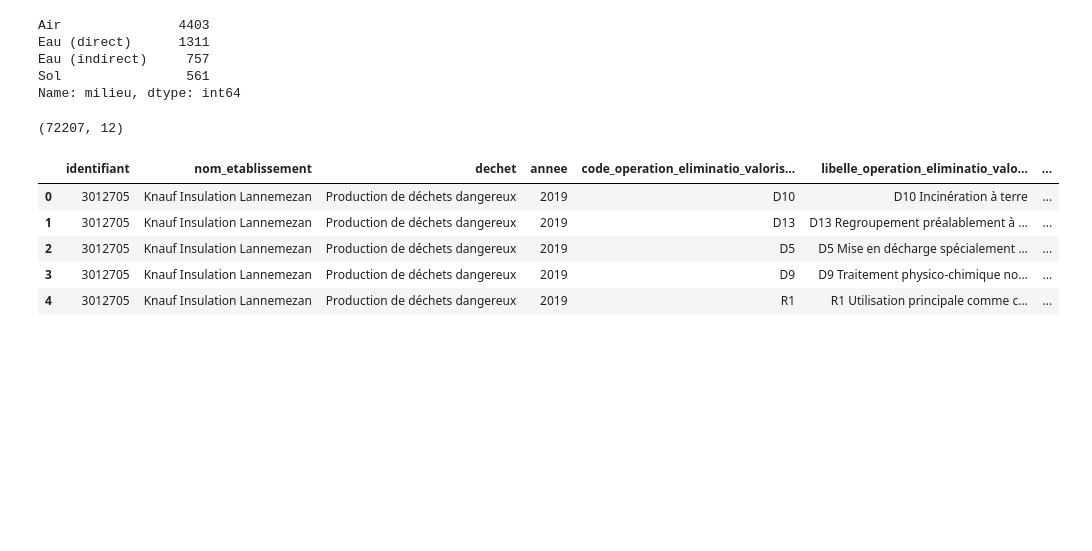
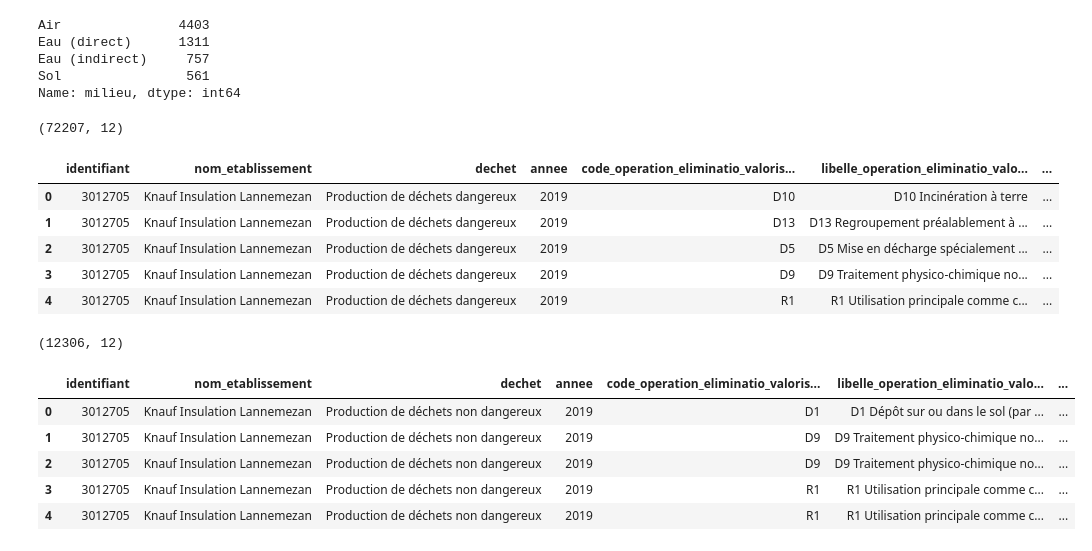
Before and after one commit to raphaeleadjerad/irep, a Jupyter notebook: exploration.ipynb, the cells around one changed output. Drawn from its saved outputs; the diff is of its cells as text; code cells hidden in the pictures; blank space fills up the shorter version.

```diff
--- a/exploration.ipynb
+++ b/exploration.ipynb
@@ -88,3 +88,21 @@ dechets_dang.head()
 | 2 | 3012705 | Knauf Insulation Lannemezan | Production de déchets dangereux | 2019 | D5 | D5 Mise en décharge spécialement ... | ... |
 | 3 | 3012705 | Knauf Insulation Lannemezan | Production de déchets dangereux | 2019 | D9 | D9 Traitement physico-chimique no... | ... |
 | 4 | 3012705 | Knauf Insulation Lannemezan | Production de déchets dangereux | 2019 | R1 | R1 Utilisation principale comme c... | ... |
+# %%
+FILE_KEY_S3 = "Prod_dechets_non_dangereux.csv"
+FILE_PATH_S3 = BUCKET + "/" + FILE_KEY_S3
+with fs.open(FILE_PATH_S3, mode="rb") as file_in:
+    dechets_non_dang = pd.read_csv(file_in, sep=";")
+# %%
+dechets_non_dang.shape
+# %% [output]
+(12306, 12)
+# %%
+dechets_non_dang.head()
+# %% [output]
+|  | identifiant | nom_etablissement | dechet | annee | code_operation_eliminatio_valoris... | libelle_operation_eliminatio_valo... | ... |
+| 0 | 3012705 | Knauf Insulation Lannemezan | Production de déchets non dangereux | 2019 | D1 | D1 Dépôt sur ou dans le sol (par ... | ... |
+| 1 | 3012705 | Knauf Insulation Lannemezan | Production de déchets non dangereux | 2019 | D9 | D9 Traitement physico-chimique no... | ... |
+| 2 | 3012705 | Knauf Insulation Lannemezan | Production de déchets non dangereux | 2019 | D9 | D9 Traitement physico-chimique no... | ... |
+| 3 | 3012705 | Knauf Insulation Lannemezan | Production de déchets non dangereux | 2019 | R1 | R1 Utilisation principale comme c... | ... |
+| 4 | 3012705 | Knauf Insulation Lannemezan | Production de déchets non dangereux | 2019 | R1 | R1 Utilisation principale comme c... | ... |
```
Also changed, not shown: parts of 12 cells of this notebook, 1 other file.
